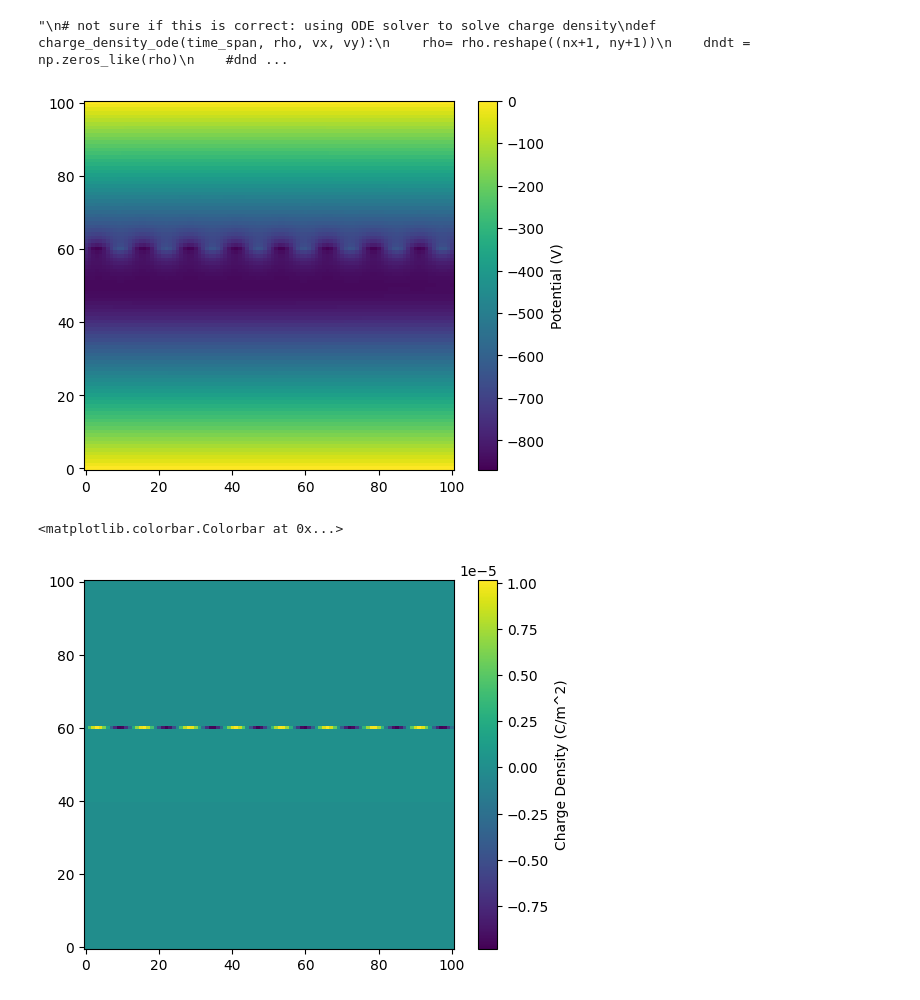
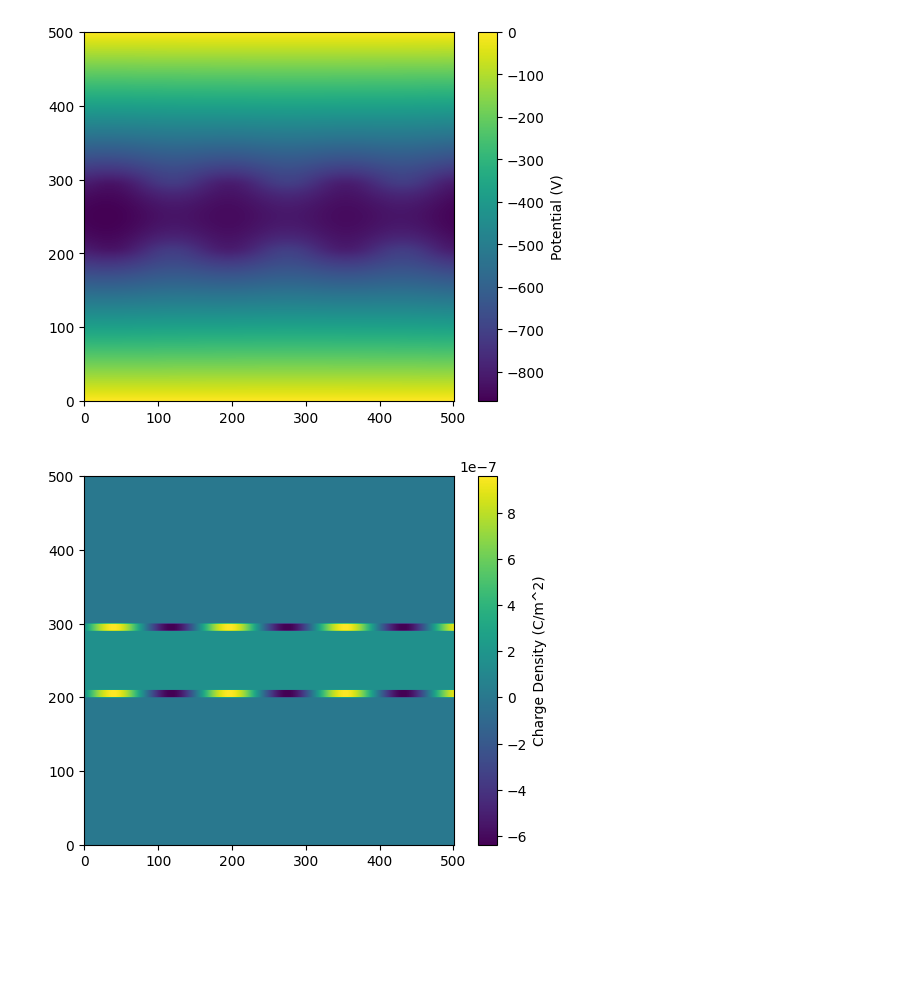
Before and after one commit to daisyabcxyz/Capstone-2025-2026, a Jupyter notebook: Matrix Inversion of Poisson.ipynb, the cells around one changed output. Drawn from its saved outputs; the diff is of its cells as text; code cells hidden in the pictures; blank space fills up the shorter version.

Commit message:
run both Euler and FFT method for grid 500*500 and dt = 1e-10

```diff
--- a/Matrix Inversion of Poisson.ipynb
+++ b/Matrix Inversion of Poisson.ipynb
@@ -9,6 +10,6 @@ import numpy as np
 # %%
 #set up grid
-nx,ny = 100,100
+nx,ny = 500,500
 x = np.linspace(0, nx, nx + 1)
 y = np.linspace(0, ny, ny + 1)
 X, Y = np.meshgrid(x, y)
@@ -190,9 +214,10 @@ def forward_euler_charge_density(rho, vx, vy, dt):
 # %%
 # solve Poisson equation with Matrix Inversion
 rho = np.zeros([nx+1,ny+1],float)
-rho[40:60,:] = 1e12* (1.6e-19) #C/m^2
-X_exp, Y_exp= X[:,:],Y[:,:]
-rho[60,:] = 1e12* (1.6e-19) + 1e-5 *np.sin(0.5*x)
+rho[200:300,:] = 1e12* (1.6e-19) #C/m^2
+rho[290:300,:] = 1e12* (1.6e-19) + 8e-7 *np.sin(0.04*x)
+rho[200:210,:] = 1e12* (1.6e-19) + 8e-7 *np.sin(0.04*x)
+
 plt.imshow(rho, origin = 'lower')
 
 phi = solve_poisson_1(rho)
@@ -201,9 +226,10 @@ plt.colorbar(label="Potential (V)",shrink=1)
 #ax.streamplot(X, Y, Ex, Ey, color="white", linewidth=1, cmap=plt.cm.inferno,
 #              density=1.5, arrowstyle='->', arrowsize=1.5)
 
-'''
+
 # not sure if this is correct: using ODE solver to solve charge density
 def charge_density_ode(time_span, rho, vx, vy):
+    '''
     rho= rho.reshape((nx+1, ny+1))
     dndt = np.zeros_like(rho)
     #dndt[0, :] = 0
@@ -213,30 +239,38 @@ def charge_density_ode(time_span, rho, vx, vy):
         for j in range(1, ny):
             dndt[i, j] = - ( (rho[i + 1, j] * vx[i + 1, j] - rho[i - 1, j] * vx[i - 1, j]) / (2 * delta) +
                              (rho[i, j + 1] * vy[i, j + 1] - rho[i, j - 1] * vy[i, j - 1]) / (2 * delta) )
-    return dndt.flatten()
+    '''
+    rho= rho.reshape((nx+1, ny+1))
+    drho_dx_fft,drho_dy_fft = fast_fourier_transform_rho(rho,vx,vy,dt)
+    dndt = np.zeros_like(rho)
+
+    dndt_hat = - drho_dx_fft * vx -  drho_dy_fft * vy
+
+    return dndt_hat.flatten()
 
 def solve_rho_ode(vx,vy,rho):
     #vx, vy = velocity(Ex, Ey, B)
     time_span = (0.0, 0.01)
     time_intervals = np.linspace(0.0, 0.01,20)
     rho_0 = rho.flatten()
-    sol = solve_ivp(charge_density_ode, time_span, rho_0, method='BDF', t_eval=time_intervals, args=(vx, vy))
-    rho_new = sol.y[:,0]
-    return rho_new.reshape(nx+1, ny+1)
+    sol = solve_ivp(charge_density_ode, time_span, rho_0, method='RK45', t_eval=time_intervals, args=(vx, vy))
+    rho_new_fft = sol.y[:,0].reshape(nx+1, ny+1)
+    rho_new = np.real(np.fft.ifft2(rho_new_fft))
+    return rho_new
+
+
 
 Ex, Ey = electric_field(phi)
 vx, vy = velocity(Ex, Ey, B)
-plt.imshow(solve_rho_ode(vx,vy,rho), origin = 'lower')
-'''
+#plt.imshow(solve_rho_ode(vx,vy,rho), origin = 'lower')
 # %% [output]
-"\n# not sure if this is correct: using ODE solver to solve charge density\ndef charge_density_ode(time_span, rho, vx, vy):\n    rho= rho.reshape((nx+1, ny+1))\n    dndt = np.zeros_like(rho)\n    #dnd ...
-[figure, old version]
+[figure, new version]
 # %%
 plt.imshow(rho, origin = 'lower')
 plt.colorbar(label="Charge Density (C/m^2)",shrink=1)
+rho_new = forward_euler_charge_density(rho,vx,vy,dt)
 # %% [output]
-<matplotlib.colorbar.Colorbar at 0x...>
-[figure, old version]
+[figure, new version]
 # %%
 #run simulation
 rho = np.zeros([nx+1,ny+1],float)
```
Also changed, not shown: parts of 6 cells of this notebook.
